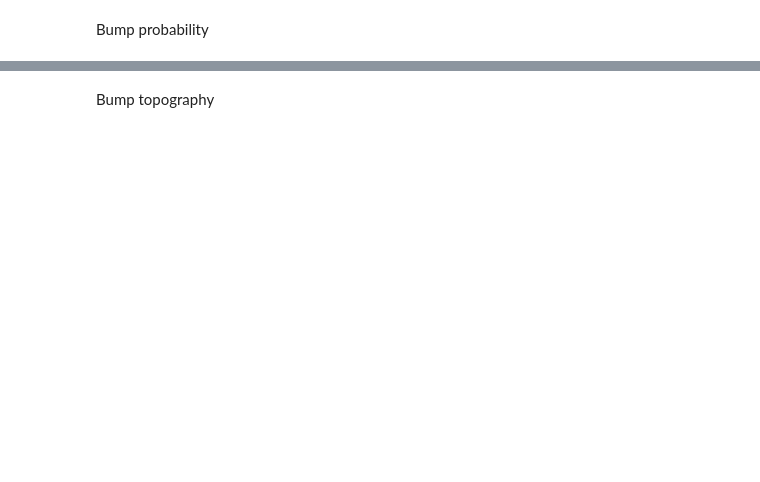
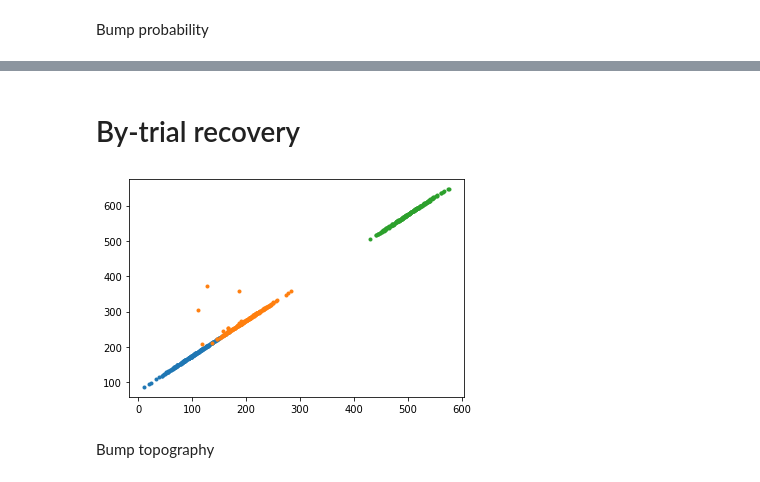
Before and after one commit to GWeindel/hmp, a Jupyter notebook: simulated_raw_data_using_subject_anatomy.ipynb, the cells around one changed output, grey strips where cells are left out. Saved outputs shown, nothing was run; the diff lists cells and outputs as text; code cells hidden in the pictures; blank space fills up the shorter version.

```diff
--- a/simulated_raw_data_using_subject_anatomy.ipynb
+++ b/simulated_raw_data_using_subject_anatomy.ipynb
@@ -199,0 +242,2 @@ plt.plot(estimates.eventprobs.mean(dim=['trial']));
+# %% [markdown]
+# By-trial recovery
@@ -200,3 +250,9 @@ plt.plot(estimates.eventprobs.mean(dim=['trial']));
+# %%
+randomtimes = [rand_events1, rand_events2, rand_events3]
+for i in np.arange(3):
+    plt.plot(np.array(randomtimes)[i,:-1], mean_times[i,:],'.')
+# %% [output]
+[figure, added]
 # %% [markdown]
 Bump topography
 # %%
```
Also changed, not shown: parts of 14 cells of this notebook, 2 other files.
